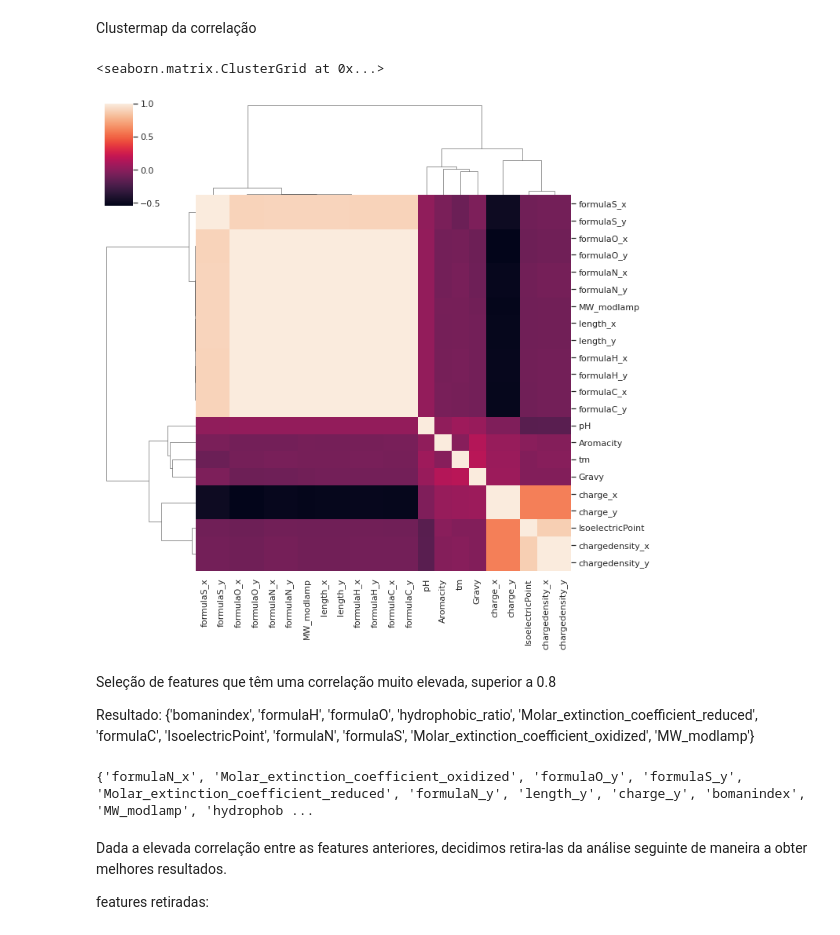
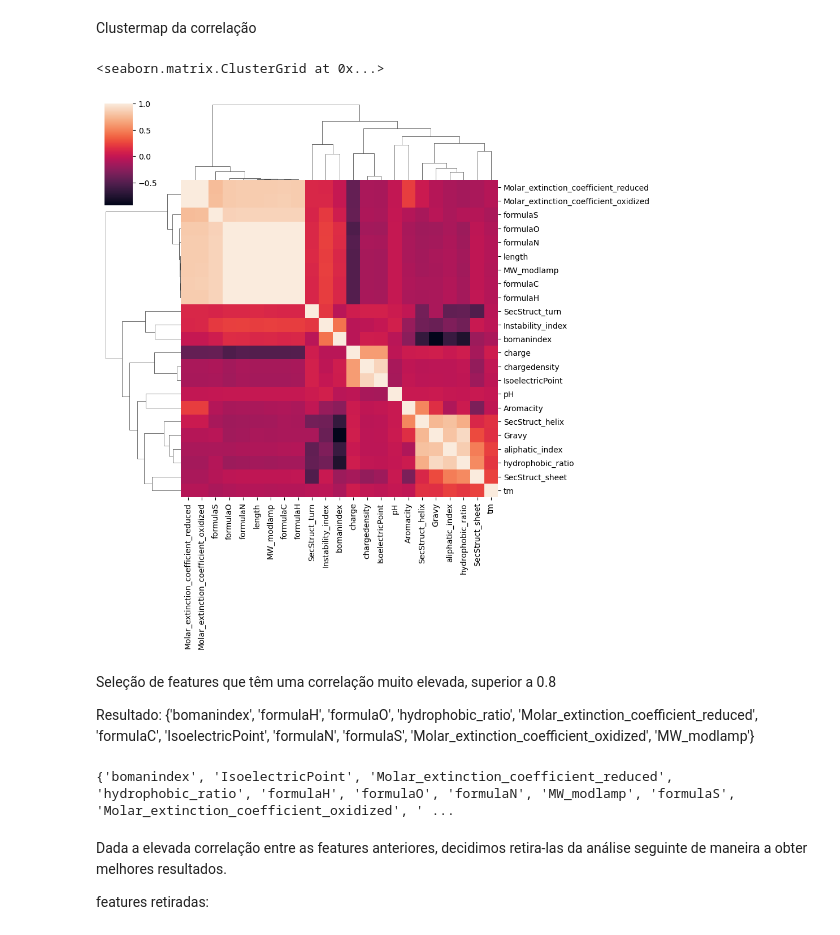
Before and after one commit to Sonia42882/SIB_v1, a Jupyter notebook: kag/notebook.ipynb, the cells around one changed output. Saved outputs shown, nothing was run; the diff lists cells and outputs as text; code cells hidden in the pictures.

```diff
--- a/kag/notebook.ipynb
+++ b/kag/notebook.ipynb
@@ -321,9 +277,9 @@ z_RetVal: (_Retval): /job:localhost/replica:0/task:0/device:CPU:0
 
 Estes dados são provenientes do código anterior, onde foram colocadas todas as características físico-químicas num único ficheiro csv, de maneira a facilitar e agilizar o processo.
 # %%
-dataset = pd.read_csv("descriptors.csv", delimiter=',')
+dataset = pd.read_csv("descriptors.csv", delimiter=';')
+#dataset = pd.read_csv("C:/Users/sonia/Desktop/SIB_v1/kag/descriptors.csv", delimiter=';')
 
 # shape e data types
 print(dataset.shape, dataset.dtypes)
-dataset.head()
 # %% [output]
@@ -570,7 +509,7 @@ sn.heatmap(corr_matrix.iloc[1:23,1:23], annot=False)
 Clustermap da correlação
 # %%
 #clustermap / clustering hierárquico
-sn.clustermap(corr_matrix.iloc[1:23,1:23])
+sn.clustermap(corr_matrix.iloc[1:,1:])
 # %% [output]
 <seaborn.matrix.ClusterGrid at 0x...>
-[figure, old version]
+[figure, new version]
@@ -596,7 +529,7 @@ for i in range(len(corr_matrix.columns)):
 len(correlated_features)
 print(correlated_features)
 # %% [output]
-{'formulaN_x', 'Molar_extinction_coefficient_oxidized', 'formulaO_y', 'formulaS_y', 'Molar_extinction_coefficient_reduced', 'formulaN_y', 'length_y', 'charge_y', 'bomanindex', 'MW_modlamp', 'hydrophob ...
+{'bomanindex', 'IsoelectricPoint', 'Molar_extinction_coefficient_reduced', 'hydrophobic_ratio', 'formulaH', 'formulaO', 'formulaN', 'MW_modlamp', 'formulaS', 'Molar_extinction_coefficient_oxidized', ' ...
 # %% [markdown]
 Dada a elevada correlação entre as features anteriores, decidimos retira-las da análise seguinte de maneira a obter melhores resultados.
 
```
Also changed, not shown: parts of 39 cells of this notebook.
